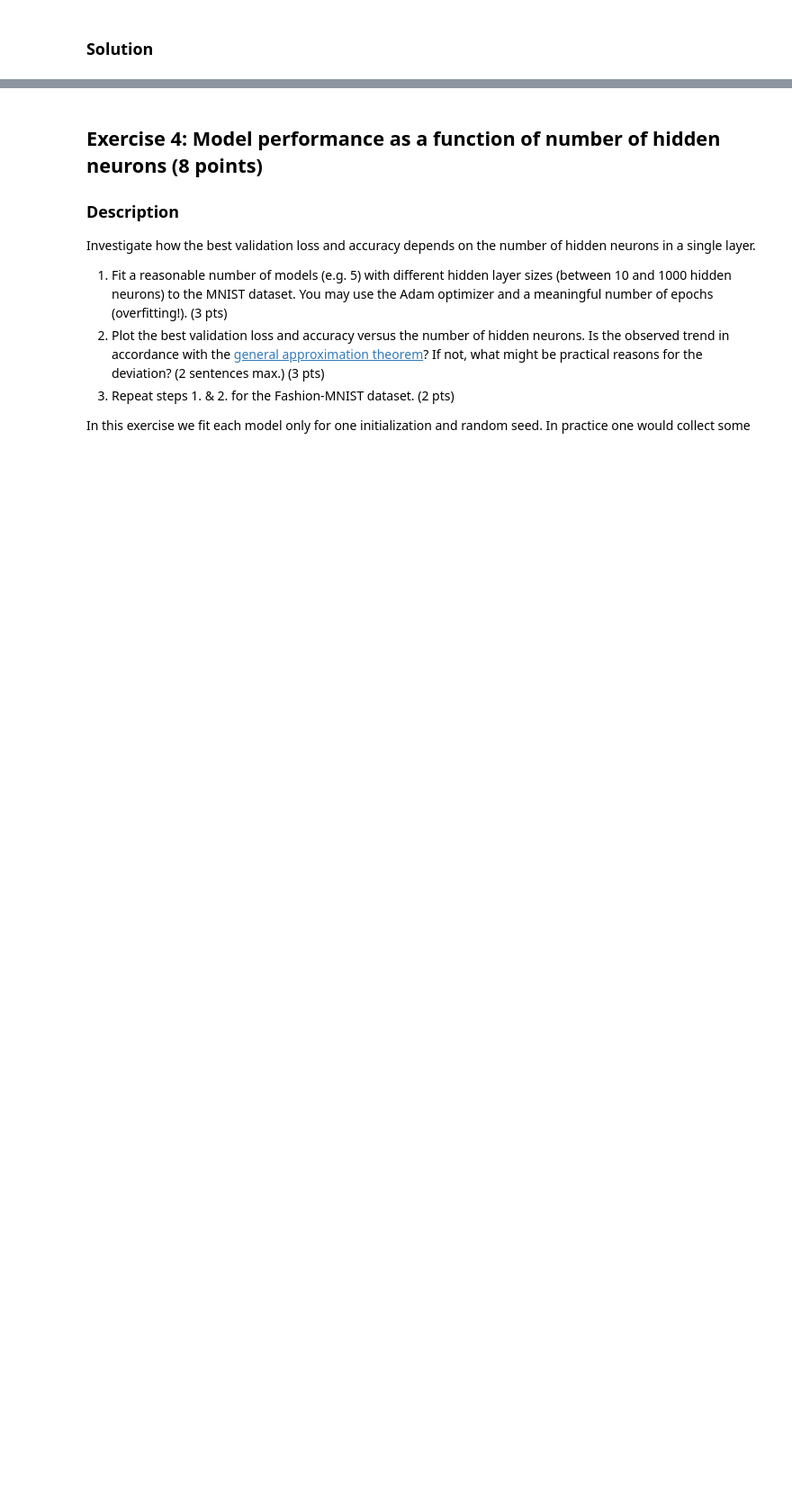
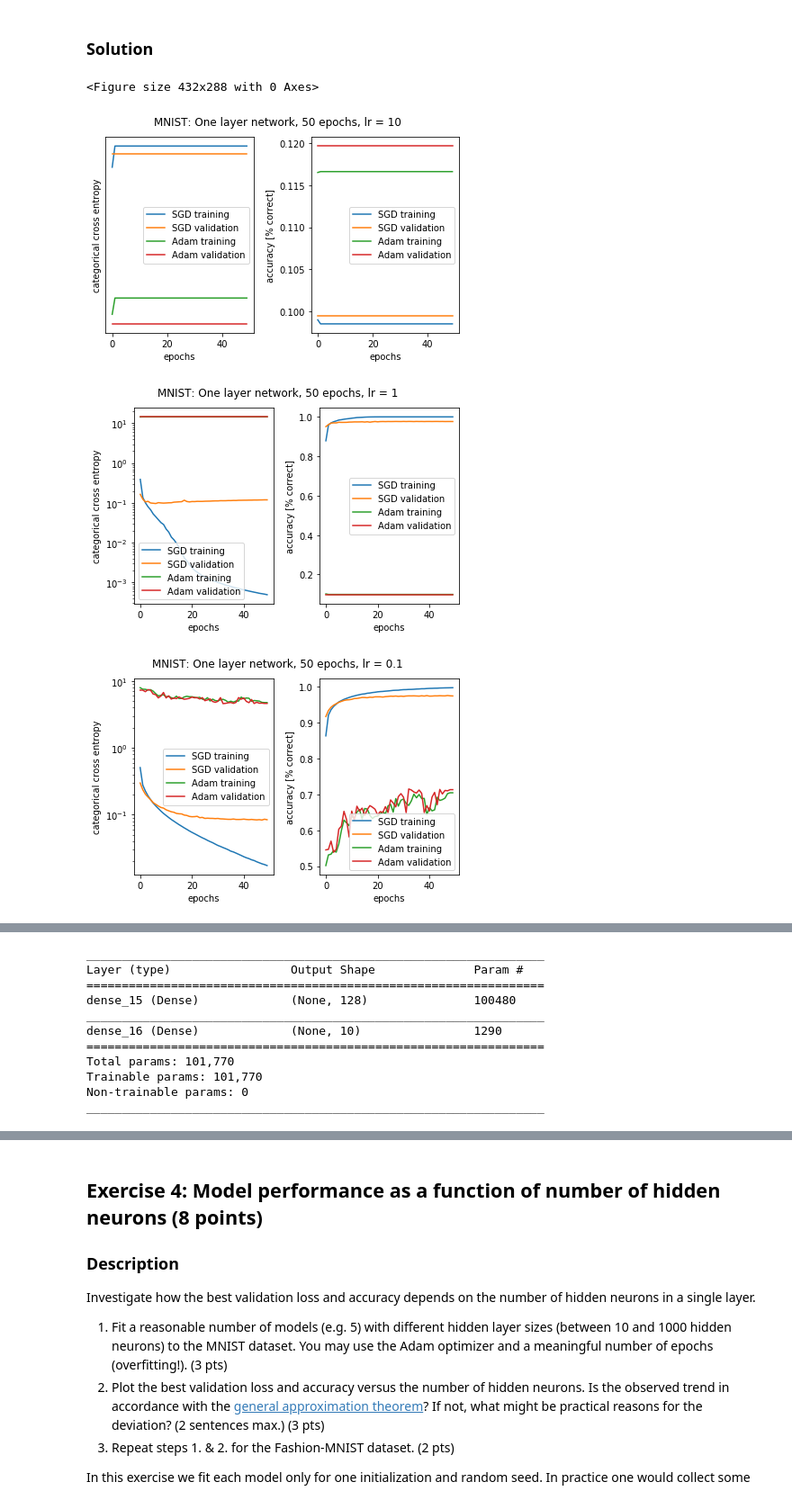
Before and after one commit to MartinStrambach/ANN_projects, a Jupyter notebook: project1.ipynb, the cells around one changed output, grey strips where cells are left out. Shown at 90% size. Saved outputs shown, nothing was run; the diff lists cells and outputs as text; code cells hidden in the pictures; blank space fills up the shorter version.

Commit message:
corrected plots

```diff
--- a/project1.ipynb
+++ b/project1.ipynb
@@ -280,40 +285,50 @@ def getModel():
     model = Sequential()
     model.add(Dense(128, activation='relu', input_shape=(784,)))
     model.add(Dense(num_classes, activation='softmax'))
     return model
+
+model_init = getModel()
+initial_weights = model_init.get_weights()
+model_sgd = getModel()
+model_adam = getModel()
 
 fig = plt.figure()
 history_sgd = []
 history_adam = []
 
 # Fit the model for 50 epochs with different learning rates
 nb_epochs = 50
 lr_list = []
 for i in range(-1, 5, 1):
     lr_list.append(10 ** -i)
 
 for lr in lr_list:
+    # We reload the initial weights such that we optimize the model parameters from the start for each lr
     # First fit the model for SGD
-    model_sgd = getModel()
+    model_sgd.set_weights(initial_weights)
     sgd = SGD(lr=lr, decay=0.0, momentum=0.0, nesterov=False)
     model_sgd.compile(optimizer=sgd,
                   loss='categorical_crossentropy',
                   metrics=['accuracy'])
-    history_sgd = model.fit(x_train, y_train, epochs=nb_epochs, batch_size=128, validation_split=0.2, verbose=0)
-    # Then do the same for Adam (we reload a model such that we optimize the model parameters from the start)
-    model_adam = getModel()
+    history_sgd_new = model_sgd.fit(x_train, y_train, epochs=nb_epochs, batch_size=128, validation_split=0.2, verbose=0)
+    history_sgd.append(history_sgd_new)
+    # Then do the same for Adam
+    model_adam.set_weights(initial_weights)
     adam = Adam(lr=lr, beta_1=0.9, beta_2=0.999, epsilon=None, decay=0.0, amsgrad=False)
     model_adam.compile(optimizer=adam,
                       loss='categorical_crossentropy',
                       metrics=['accuracy'])
-    history_adam = model.fit(x_train, y_train, epochs=nb_epochs, batch_size=128, validation_split=0.2, verbose=0)
+    history_adam_new = model_adam.fit(x_train, y_train, epochs=nb_epochs, batch_size=128, validation_split=0.2, verbose=0)
+    history_adam.append(history_adam_new)
     title = "MNIST: One layer network, {} epochs, lr = {}".format(nb_epochs, lr)
-    fig = comparison_plot(history_sgd, history_adam, "SGD", "Adam", title)
+    fig = comparison_plot(history_sgd_new, history_adam_new, "SGD", "Adam", title)
+    plt.show()
 
-plt.show()
 
 # Just to print out the architecture of the NN
 getModel().summary()
-
-# Still need to plot a comparison plot with multiple learning rates for both optimizers on the same plot (point 4)
-# Points 4 to 6 are still missing
+# %% [output]
+<Figure size 432x288 with 0 Axes>
+[figure, added]
+[figure, added]
+[figure, added]
@@ -320,3 +338,14 @@ getModel().summary()
+_________________________________________________________________
+Layer (type)                 Output Shape              Param #
+=================================================================
+dense_15 (Dense)             (None, 128)               100480
+_________________________________________________________________
+dense_16 (Dense)             (None, 10)                1290
+=================================================================
+Total params: 101,770
+Trainable params: 101,770
+Non-trainable params: 0
+_________________________________________________________________
 # %%
 # Plot the learning curves of SGD with a reasonable learning rate (i.e. in the range [0.01,0.1])
 # together with the learning curves of Adam in the same figure.
```
Also changed, not shown: parts of 10 cells of this notebook.
